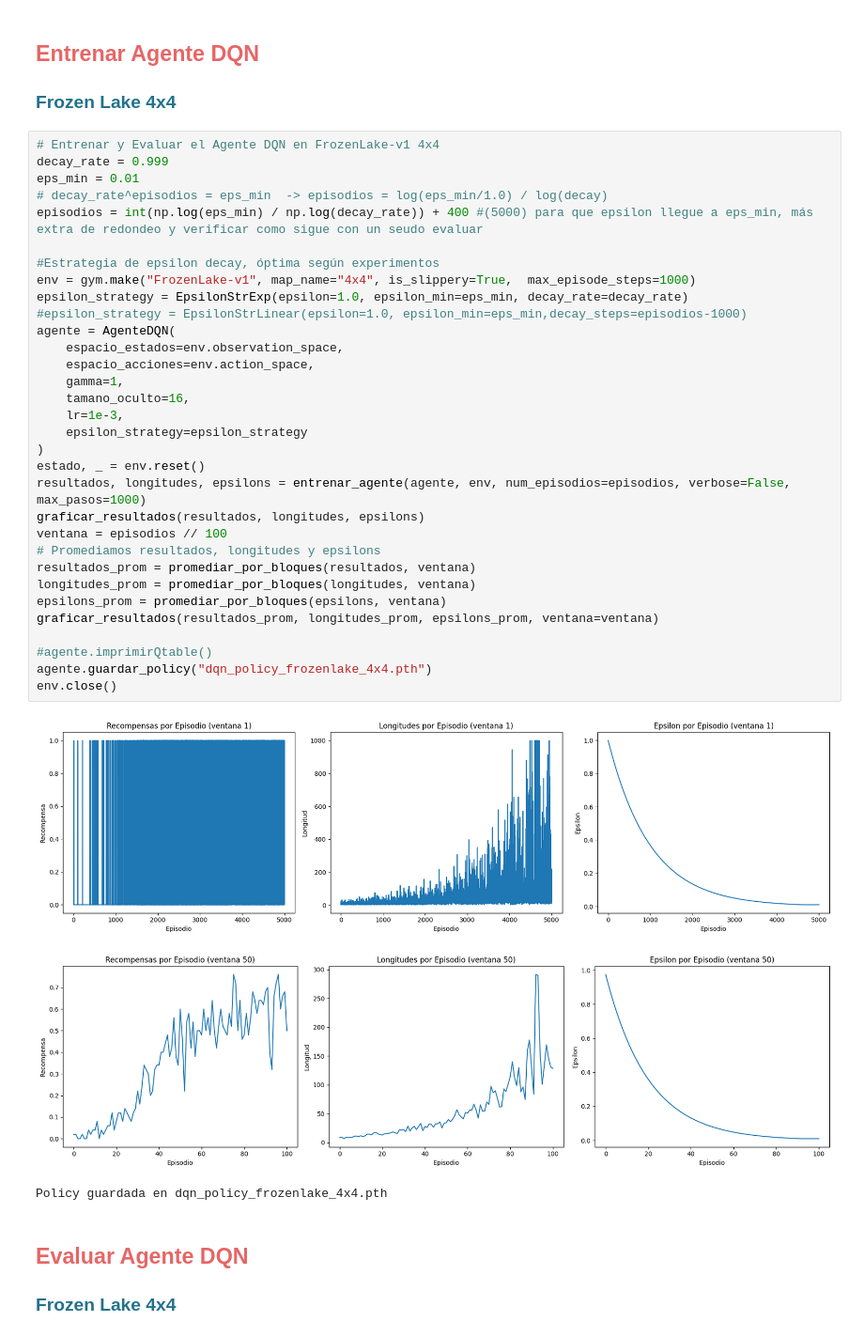
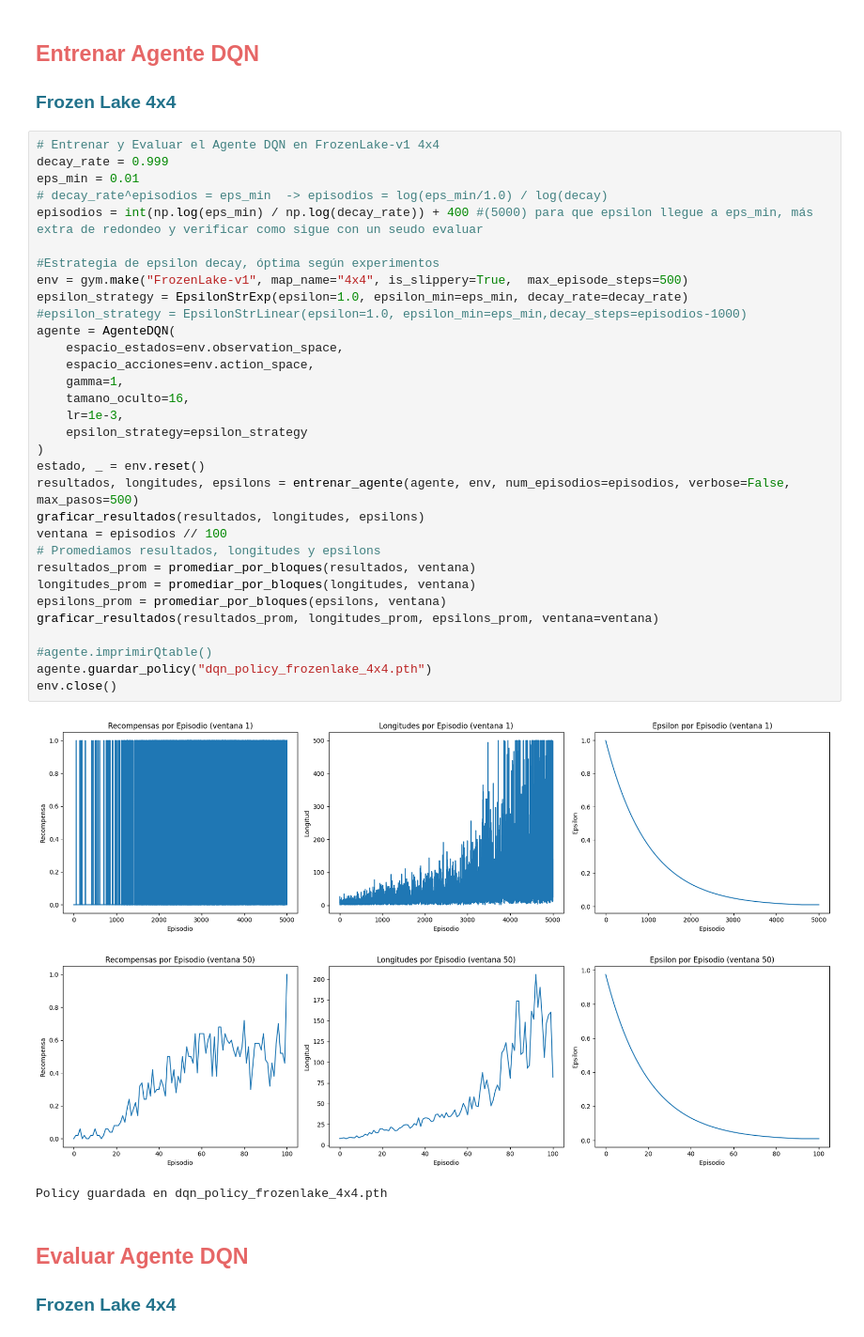
Before and after one commit to Ezequiel-Capo/MachineLearningLab, a Jupyter notebook: LAB2/lab2.ipynb, the cells around one changed output. Shown at 94% size. Cells and saved outputs as stored; diff of their text form.

```diff
--- a/LAB2/lab2.ipynb
+++ b/LAB2/lab2.ipynb
@@ -1077,37 +1080,37 @@ Exponencial     0.001  0.995  0.950             0.708                0.708
 # Entrenar y Evaluar el Agente DQN en FrozenLake-v1 4x4
 decay_rate = 0.999
 eps_min = 0.01
 # decay_rate^episodios = eps_min  -> episodios = log(eps_min/1.0) / log(decay)
 episodios = int(np.log(eps_min) / np.log(decay_rate)) + 400 #(5000) para que epsilon llegue a eps_min, más extra de redondeo y verificar como sigue con un seudo evaluar
 
 #Estrategia de epsilon decay, óptima según experimentos
-env = gym.make("FrozenLake-v1", map_name="4x4", is_slippery=True,  max_episode_steps=1000)
+env = gym.make("FrozenLake-v1", map_name="4x4", is_slippery=True,  max_episode_steps=500)
 epsilon_strategy = EpsilonStrExp(epsilon=1.0, epsilon_min=eps_min, decay_rate=decay_rate)
 #epsilon_strategy = EpsilonStrLinear(epsilon=1.0, epsilon_min=eps_min,decay_steps=episodios-1000)
 agente = AgenteDQN(
     espacio_estados=env.observation_space,
     espacio_acciones=env.action_space,
     gamma=1,
     tamano_oculto=16,
     lr=1e-3,
     epsilon_strategy=epsilon_strategy
 )
 estado, _ = env.reset()
-resultados, longitudes, epsilons = entrenar_agente(agente, env, num_episodios=episodios, verbose=False, max_pasos=1000)
+resultados, longitudes, epsilons = entrenar_agente(agente, env, num_episodios=episodios, verbose=False, max_pasos=500)
 graficar_resultados(resultados, longitudes, epsilons)
 ventana = episodios // 100
 # Promediamos resultados, longitudes y epsilons
 resultados_prom = promediar_por_bloques(resultados, ventana)
 longitudes_prom = promediar_por_bloques(longitudes, ventana)
 epsilons_prom = promediar_por_bloques(epsilons, ventana)
 graficar_resultados(resultados_prom, longitudes_prom, epsilons_prom, ventana=ventana)
 
 #agente.imprimirQtable()
 agente.guardar_policy("dqn_policy_frozenlake_4x4.pth")
 env.close()
 # %% [output]
-[figure, old version]
+[figure, new version]
-[figure, old version]
+[figure, new version]
 Policy guardada en dqn_policy_frozenlake_4x4.pth
 # %% [markdown]
 <h2 style="color: #e66666ff;">Evaluar Agente DQN</h2>
```
Also changed, not shown: parts of 7 cells of this notebook, 2 other files.
